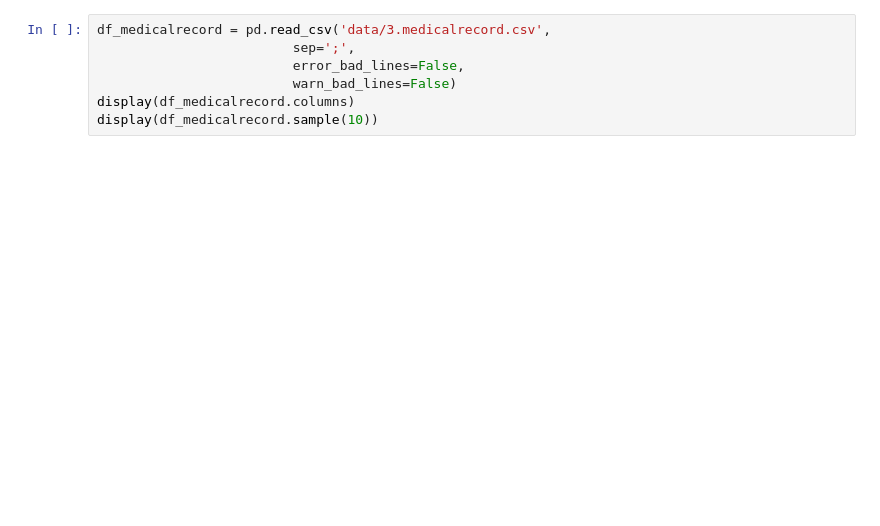
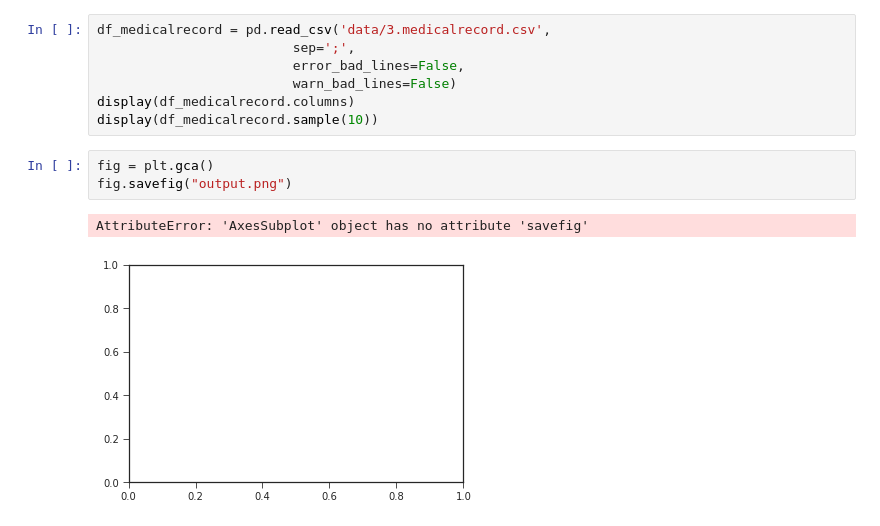
Before and after one commit to tmquan/eHospital, a Jupyter notebook: 01_Exploration_icd10_data.ipynb, the cells around one changed output. Drawn from its saved outputs; the diff is of its cells as text; blank space fills up the shorter version.

```diff
--- a/01_Exploration_icd10_data.ipynb
+++ b/01_Exploration_icd10_data.ipynb
@@ -252,3 +266,9 @@ df_medicalrecord = pd.read_csv('data/3.medicalrecord.csv',
                          warn_bad_lines=False)
 display(df_medicalrecord.columns)
 display(df_medicalrecord.sample(10))
+# %%
+fig = plt.gca()
+fig.savefig("output.png")
+# %% [output]
+AttributeError: 'AxesSubplot' object has no attribute 'savefig'
+[figure, added]
```
Also changed, not shown: parts of 6 cells of this notebook, 2 other files.
